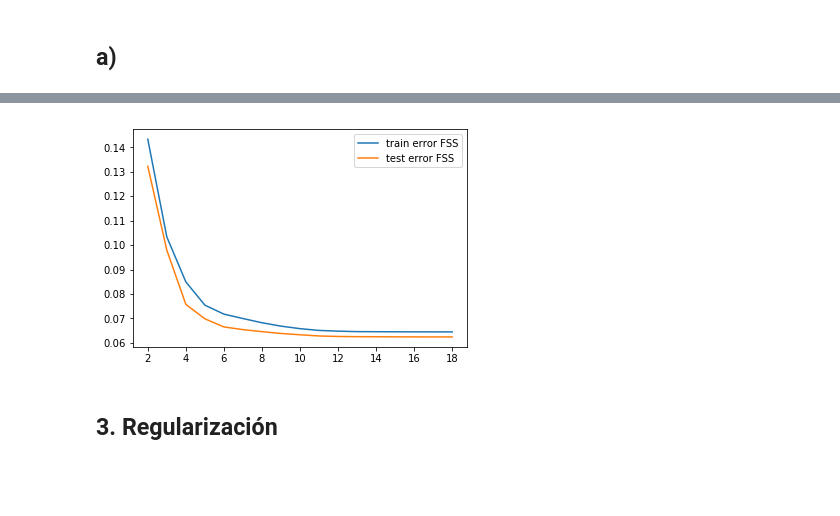
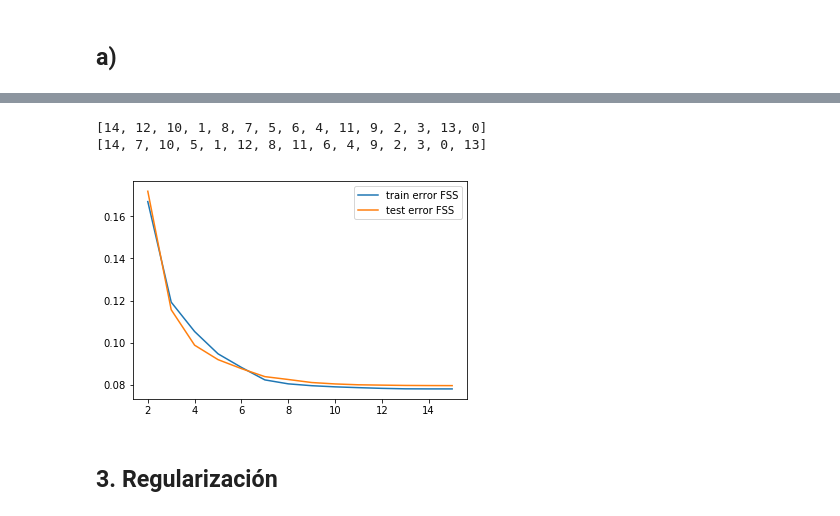
Before and after one commit to matiasarayac/tarea1-ML, a Jupyter notebook: tarea1.ipynb, the cells around one changed output, grey strips where cells are left out. Cells and saved outputs as stored; diff of their text form; code cells hidden in the pictures; blank space fills up the shorter version.

Commit message:
z-score FSS preg 2

```diff
--- a/tarea1.ipynb
+++ b/tarea1.ipynb
@@ -109,8 +109,8 @@ Esto se comprueba en el siguiente código, donde la diagonal después de multipl
 Betas = linreg.coef_ #Coeficientes
 sigma = y.std() #Desviacion Estandar
 
-Xt = X.transpose()
-xtx = Xt.dot(X)
+Xt = Xtrain.transpose()
+xtx = Xt.dot(Xtrain)
 xtx_inv = pd.DataFrame(np.linalg.pinv(xtx.values), xtx.columns, xtx.index)
 I = xtx.dot(xtx_inv)
 I = I.as_matrix().diagonal()
@@ -238,10 +245,22 @@ Forward Step-wise Selection (FSS) comienza con el intercepto, y secuencialemnte
 # %%
 import matplotlib.pylab as plt
+from numpy.linalg import inv
 
-Xm = Xtrain.as_matrix()
+Xtrain2 = Xtrain.copy()
+Xtest2 = Xtest.copy()
+
+Xtrain2.drop(['sqft_living'],axis=1,inplace=True)
+Xtrain2.drop(['sqft_basement'],axis=1,inplace=True)
+Xtrain2.drop(['grade'],axis=1,inplace=True)
+
+Xtest2.drop(['sqft_living'],axis=1,inplace=True)
+Xtest2.drop(['sqft_basement'],axis=1,inplace=True)
+Xtest2.drop(['grade'],axis=1,inplace=True)
+
+Xm = Xtrain2.as_matrix()
 ym = ytrain.as_matrix()
 
-Xmt = Xtest.as_matrix()
+Xmt = Xtest2.as_matrix()
 ymt = ytest.as_matrix()
 
 def fss(x, y, names_x, k = 10000):
@@ -254,39 +273,70 @@ def fss(x, y, names_x, k = 10000):
     current_score = best_new_score = 0.0
     mse = []
     while remaining and len(selected)<=k :
+        best_zscore = 0.0
+        candidate_zscore = 0
         score_candidates = []
         score_candidates_test = []
         for candidate in remaining:
             model = lm.LinearRegression(fit_intercept=False)
             indexes = selected + [candidate]
             x_train = x[:,indexes]
-            predictions_train = model.fit(x_train, y).predict(x_train)
+            lineal = model.fit(x_train, y)
+            predictions_train = lineal.predict(x_train)
             residuals_train = predictions_train - y
             mse_candidate = np.mean(np.power(residuals_train, 2))
-            score_candidates.append((mse_candidate, candidate))
+
+            #Z-Score
+
+            Betas = lineal.coef_
+
+            Xt = x_train.transpose()
+            xtx = Xt.dot(x_train)
+            xtx_inv = inv(xtx)
+            I = xtx.dot(xtx_inv)
+            I = I.diagonal()
+
+            xtx_inv = xtx_inv.diagonal()
+
+            zscore = Betas/(np.dot(np.sqrt(xtx_inv), sigma))
+
+            zscore = np.absolute(zscore)
+
+            zscore.sort()
+
+            if best_zscore < zscore[0]:
+                best_zscore = zscore[0]
+                candidate_zscore = candidate
+                score_candidates.append((mse_candidate, candidate))
+
         score_candidates.sort()
         score_candidates[:] = score_candidates[::-1]
         best_new_score, best_candidate = score_candidates.pop()
-        remaining.remove(best_candidate)
-        selected.append(best_candidate)
+
+        remaining.remove(candidate_zscore)
+        selected.append(candidate_zscore)
         #print "selected = %s ..."%names_x[best_candidate]
         #print "totalvars=%d, mse = %f"%(len(indexes), best_new_score)
         mse.append(best_new_score) # Necessary to plot train error
         variables.append(len(indexes))
+
+    print selected
     return variables, mse
 
 names_regressors = X.columns[:-1] #without intercept
 
 variables1, mse_train = fss(Xm,ym,names_regressors)
 variables2, mse_test = fss(Xmt, ymt,names_regressors)
 
 ax = plt.gca()
 ax.plot(variables1,mse_train,label='train error FSS')
 ax.plot(variables2,mse_test,label='test error FSS')
 plt.legend(loc=1)
 plt.show()
 # %% [output]
+[14, 12, 10, 1, 8, 7, 5, 6, 4, 11, 9, 2, 3, 13, 0]
+[14, 7, 10, 5, 1, 12, 8, 11, 6, 4, 9, 2, 3, 0, 13]
-[figure, old version]
+[figure, new version]
 # %% [markdown]
 ## 3. Regularización
 # %% [markdown]
```
Also changed, not shown: parts of 7 cells of this notebook.
